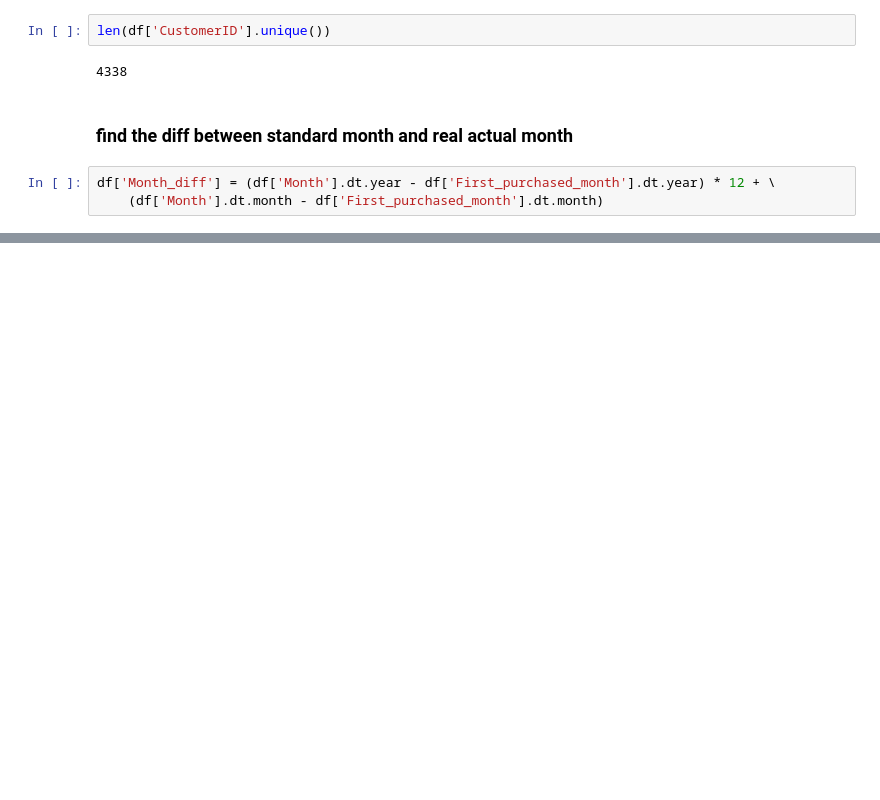
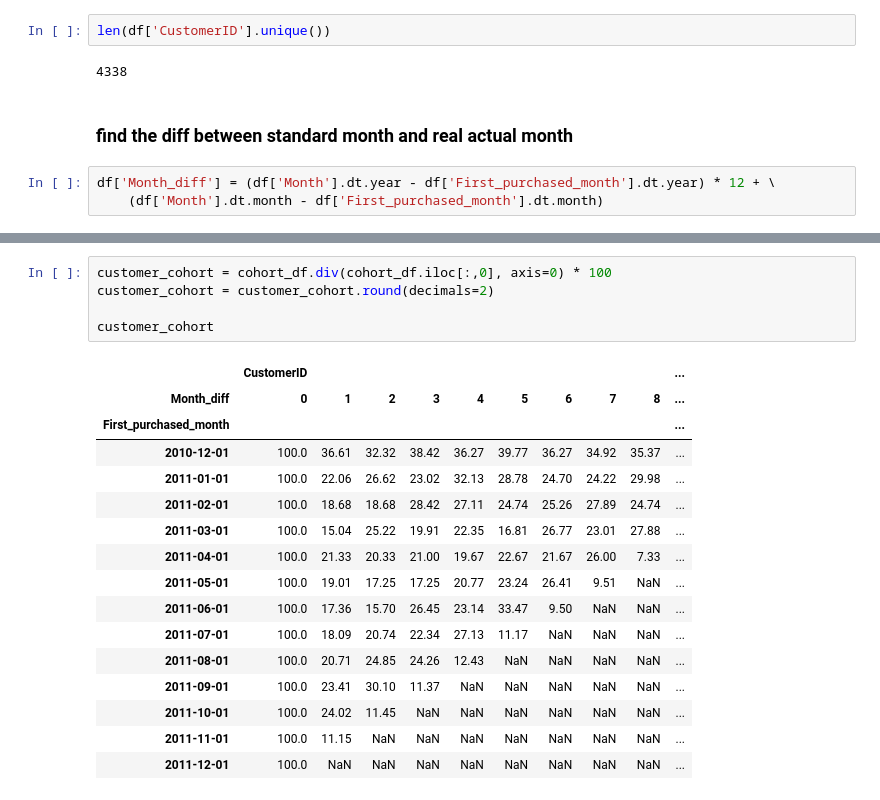
Before and after one commit to YoungJae-Hur/Data-science, a Jupyter notebook: project-shopping/3. selecting VIP clients (cohort analysis).ipynb, the cells around one changed output, grey strips where cells are left out. Saved outputs shown, nothing was run; the diff lists cells and outputs as text; blank space fills up the shorter version.

```diff
--- a/project-shopping/3. selecting VIP clients (cohort analysis).ipynb
+++ b/project-shopping/3. selecting VIP clients (cohort analysis).ipynb
@@ -211,0 +241,22 @@ df.tail()
+# %%
+customer_cohort = cohort_df.div(cohort_df.iloc[:,0], axis=0) * 100
+customer_cohort = customer_cohort.round(decimals=2)
+
+customer_cohort
+# %% [output]
+|  | CustomerID |  |  |  |  |  |  |  |  | ... |
+| Month_diff | 0 | 1 | 2 | 3 | 4 | 5 | 6 | 7 | 8 | ... |
+| First_purchased_month |  |  |  |  |  |  |  |  |  | ... |
+| 2010-12-01 | 100.0 | 36.61 | 32.32 | 38.42 | 36.27 | 39.77 | 36.27 | 34.92 | 35.37 | ... |
+| 2011-01-01 | 100.0 | 22.06 | 26.62 | 23.02 | 32.13 | 28.78 | 24.70 | 24.22 | 29.98 | ... |
+| 2011-02-01 | 100.0 | 18.68 | 18.68 | 28.42 | 27.11 | 24.74 | 25.26 | 27.89 | 24.74 | ... |
+| 2011-03-01 | 100.0 | 15.04 | 25.22 | 19.91 | 22.35 | 16.81 | 26.77 | 23.01 | 27.88 | ... |
+| 2011-04-01 | 100.0 | 21.33 | 20.33 | 21.00 | 19.67 | 22.67 | 21.67 | 26.00 | 7.33 | ... |
+| 2011-05-01 | 100.0 | 19.01 | 17.25 | 17.25 | 20.77 | 23.24 | 26.41 | 9.51 | NaN | ... |
+| 2011-06-01 | 100.0 | 17.36 | 15.70 | 26.45 | 23.14 | 33.47 | 9.50 | NaN | NaN | ... |
+| 2011-07-01 | 100.0 | 18.09 | 20.74 | 22.34 | 27.13 | 11.17 | NaN | NaN | NaN | ... |
+| 2011-08-01 | 100.0 | 20.71 | 24.85 | 24.26 | 12.43 | NaN | NaN | NaN | NaN | ... |
+| 2011-09-01 | 100.0 | 23.41 | 30.10 | 11.37 | NaN | NaN | NaN | NaN | NaN | ... |
+| 2011-10-01 | 100.0 | 24.02 | 11.45 | NaN | NaN | NaN | NaN | NaN | NaN | ... |
+| 2011-11-01 | 100.0 | 11.15 | NaN | NaN | NaN | NaN | NaN | NaN | NaN | ... |
+| 2011-12-01 | 100.0 | NaN | NaN | NaN | NaN | NaN | NaN | NaN | NaN | ... |
```
Also changed, not shown: parts of 5 cells of this notebook.
